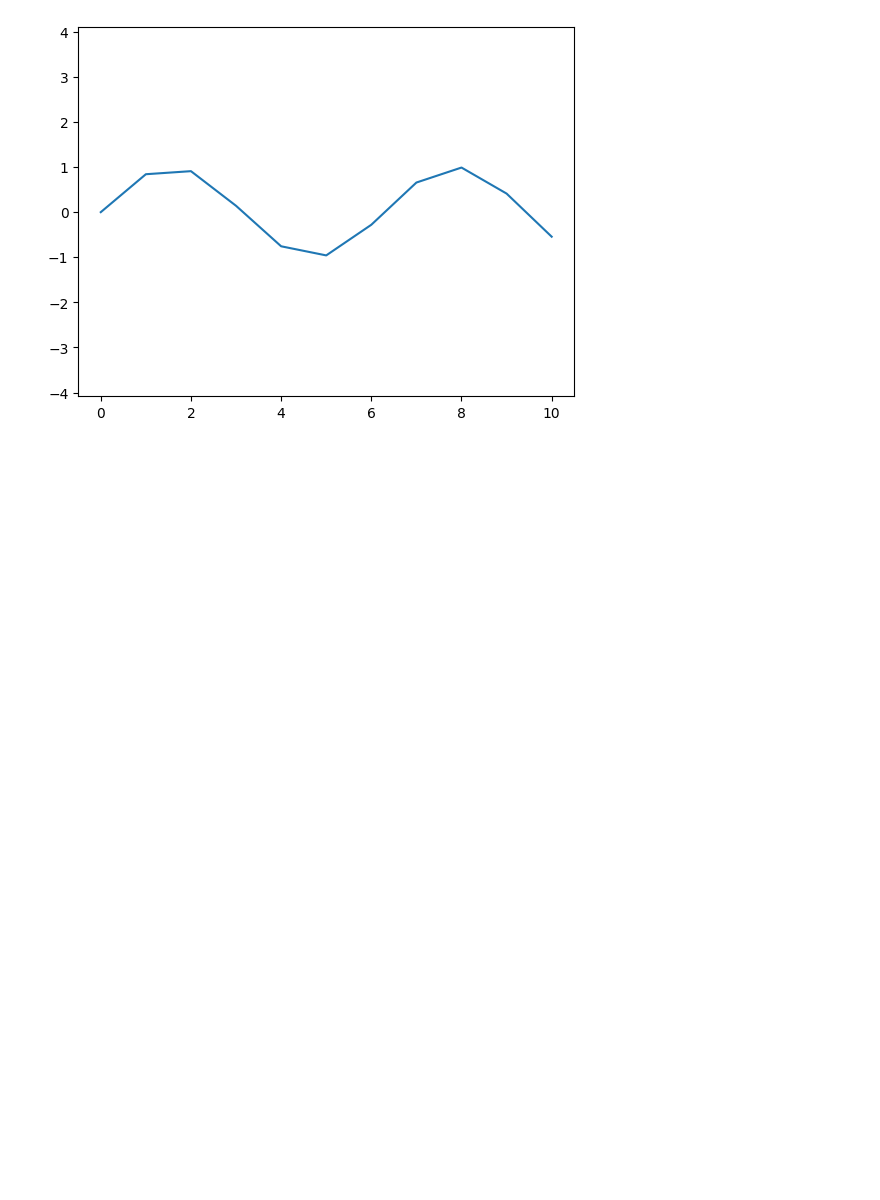
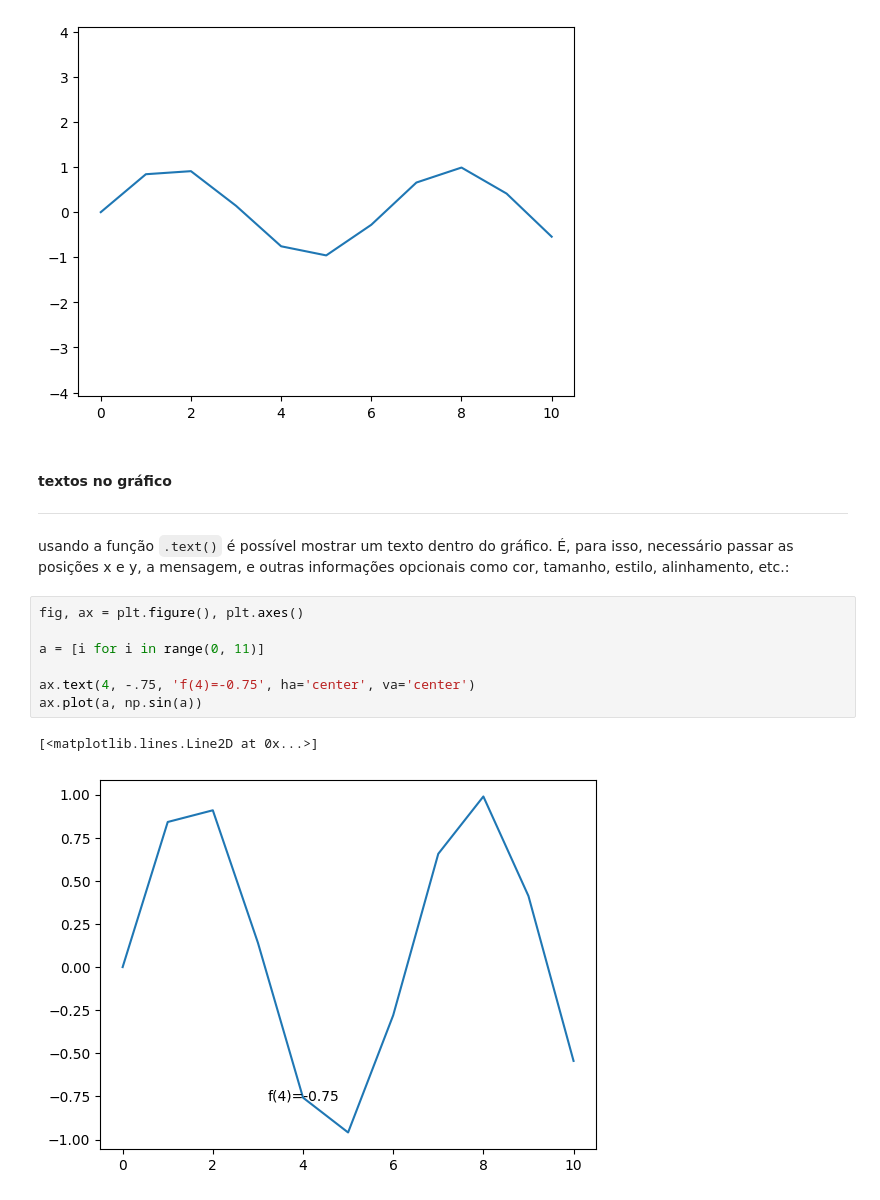
Before and after one commit to lucas-mt/studyPY, a Jupyter notebook: explicaçõesPY/módulos/matplotlib/funções.ipynb, the cells around one changed output. Drawn from its saved outputs; the diff is of its cells as text; blank space fills up the shorter version.

```diff
--- a/explicaçõesPY/módulos/matplotlib/funções.ipynb
+++ b/explicaçõesPY/módulos/matplotlib/funções.ipynb
@@ -128,3 +128,18 @@ ax.plot(a, np.sin(a))
 # %% [output]
 [<matplotlib.lines.Line2D at 0x...>]
 [figure]
+# %% [markdown]
+#### textos no gráfico
+---
+# %% [markdown]
+usando a função `.text()` é possível mostrar um texto dentro do gráfico. É, para isso, necessário passar as posições x e y, a mensagem, e outras informações opcionais como cor, tamanho, estilo, alinhamento, etc.:
+# %%
+fig, ax = plt.figure(), plt.axes()
+
+a = [i for i in range(0, 11)]
+
+ax.text(4, -.75, 'f(4)=-0.75', ha='center', va='center')
+ax.plot(a, np.sin(a))
+# %% [output]
+[<matplotlib.lines.Line2D at 0x...>]
+[figure, added]
```
Also changed, not shown: parts of 11 cells of this notebook.
